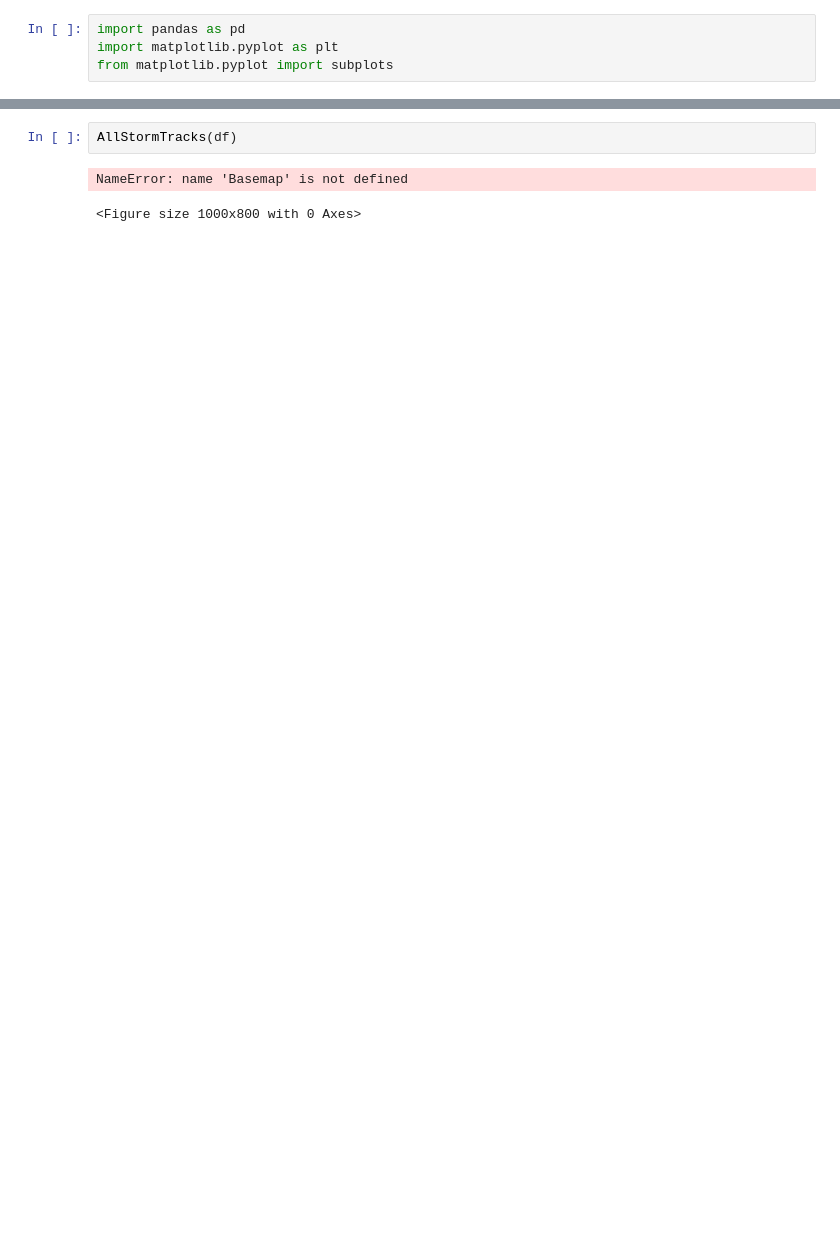
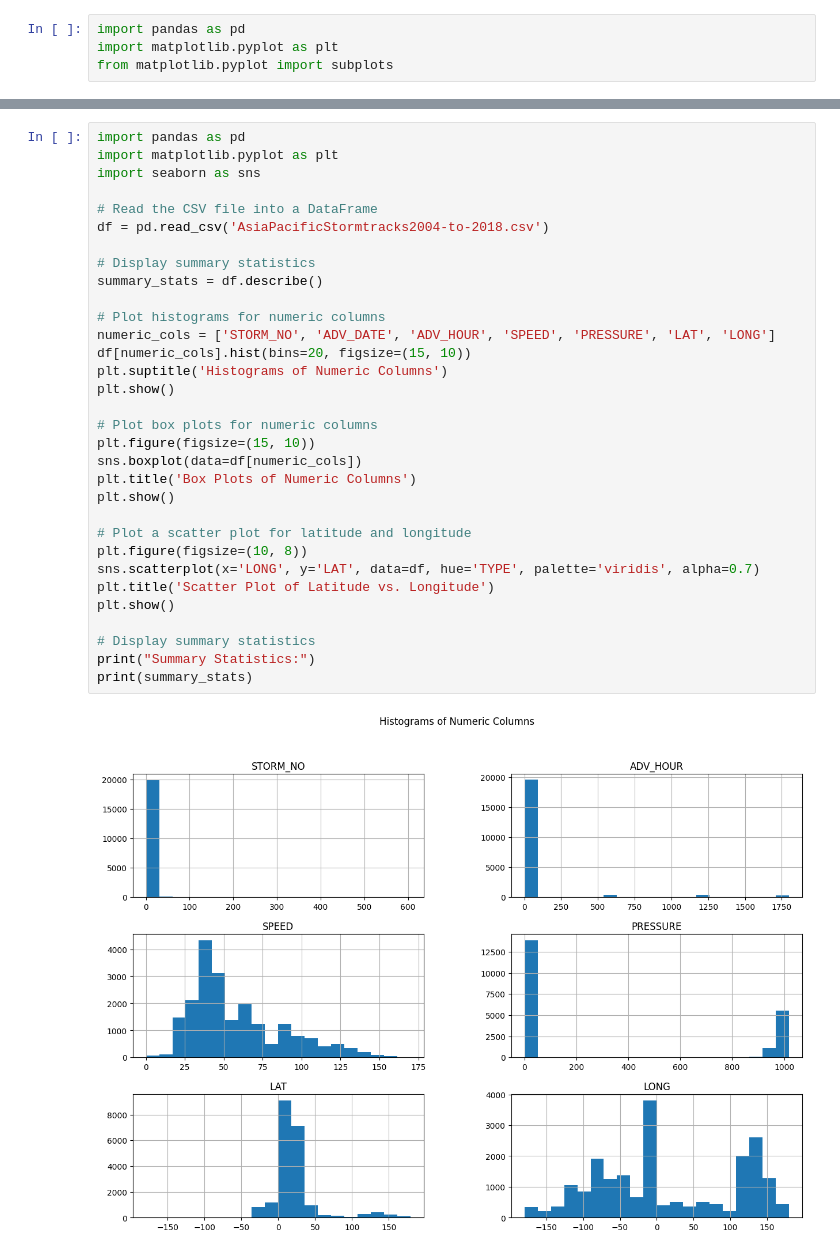
Before and after one commit to Ren-Logronio/stormcaster, a Jupyter notebook: Asia-Pacific-Storm-Tracks/data_exploration.ipynb, the cells around one changed output, grey strips where cells are left out. Saved outputs shown, nothing was run; the diff lists cells and outputs as text; blank space fills up the shorter version.

Commit message:
first dscriptive stats

```diff
--- a/Asia-Pacific-Storm-Tracks/data_exploration.ipynb
+++ b/Asia-Pacific-Storm-Tracks/data_exploration.ipynb
@@ -85,5 +16,34 @@ Solving environment: - ^C
-# %%
-AllStormTracks(df)
-# %% [output]
-NameError: name 'Basemap' is not defined
-<Figure size 1000x800 with 0 Axes>
+# %%
+import pandas as pd
+import matplotlib.pyplot as plt
+import seaborn as sns
+
+# Read the CSV file into a DataFrame
+df = pd.read_csv('AsiaPacificStormtracks2004-to-2018.csv')
+
+# Display summary statistics
+summary_stats = df.describe()
+
+# Plot histograms for numeric columns
+numeric_cols = ['STORM_NO', 'ADV_DATE', 'ADV_HOUR', 'SPEED', 'PRESSURE', 'LAT', 'LONG']
+df[numeric_cols].hist(bins=20, figsize=(15, 10))
+plt.suptitle('Histograms of Numeric Columns')
+plt.show()
+
+# Plot box plots for numeric columns
+plt.figure(figsize=(15, 10))
+sns.boxplot(data=df[numeric_cols])
+plt.title('Box Plots of Numeric Columns')
+plt.show()
+
+# Plot a scatter plot for latitude and longitude
+plt.figure(figsize=(10, 8))
+sns.scatterplot(x='LONG', y='LAT', data=df, hue='TYPE', palette='viridis', alpha=0.7)
+plt.title('Scatter Plot of Latitude vs. Longitude')
+plt.show()
+
+# Display summary statistics
+print("Summary Statistics:")
+print(summary_stats)
+# %% [output]
+[figure, added]
```
Also changed, not shown: parts of 8 cells of this notebook, 1 other file.
